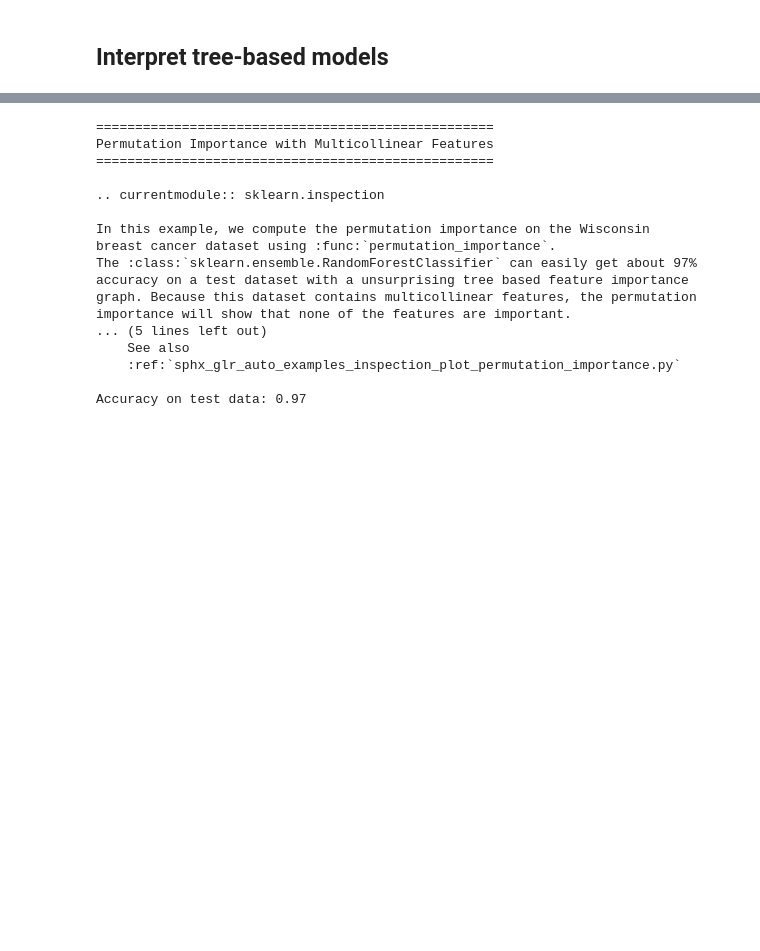
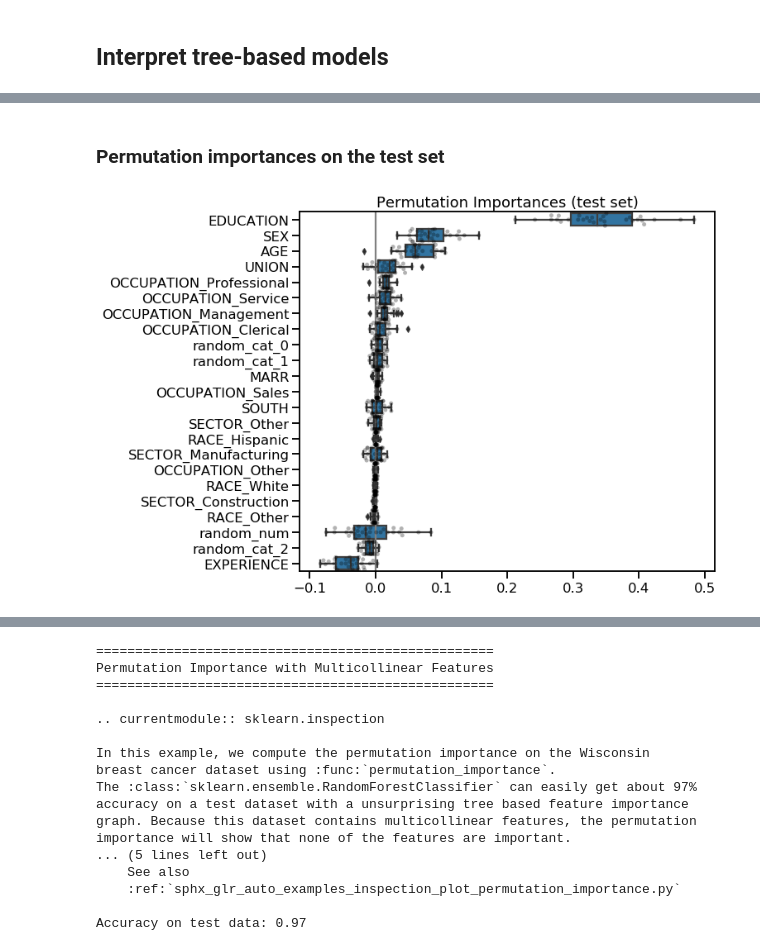
Before and after one commit to glemaitre/scikit-learn-workshop-2019, a Jupyter notebook: notebook.ipynb, the cells around one changed output, grey strips where cells are left out. Saved outputs shown, nothing was run; the diff lists cells and outputs as text; code cells hidden in the pictures; blank space fills up the shorter version.

```diff
--- a/notebook.ipynb
+++ b/notebook.ipynb
@@ -315,0 +367,26 @@ plt.title('Stability of coefficients');
+# %% [markdown]
+### Permutation importances on the test set
+# %%
+from sklearn.inspection import permutation_importance
+
+X_test_preprocessed = (model.named_steps['columntransformer']
+                            .transform(X_test))
+
+permute_importance = pd.DataFrame(
+    permutation_importance(model.named_steps['randomforestregressor'],
+                           X_test_preprocessed, y_test, n_rounds=30),
+    index=feature_names
+)
+sorted_idx = (permute_importance.mean(axis=1)
+                                .sort_values(ascending=False)
+                                .index)
+
+plt.figure(figsize=(9, 8))
+sns.boxplot(data=permute_importance.loc[sorted_idx].T,
+            orient='h', color='C0')
+sns.swarmplot(data=permute_importance.loc[sorted_idx].T,
+              orient='h', color='k', alpha=0.3)
+plt.axvline(x=0, color='.5')
+plt.title("Permutation Importances (test set)");
+# %% [output]
+[figure, added]
```
Also changed, not shown: parts of 31 cells of this notebook.
